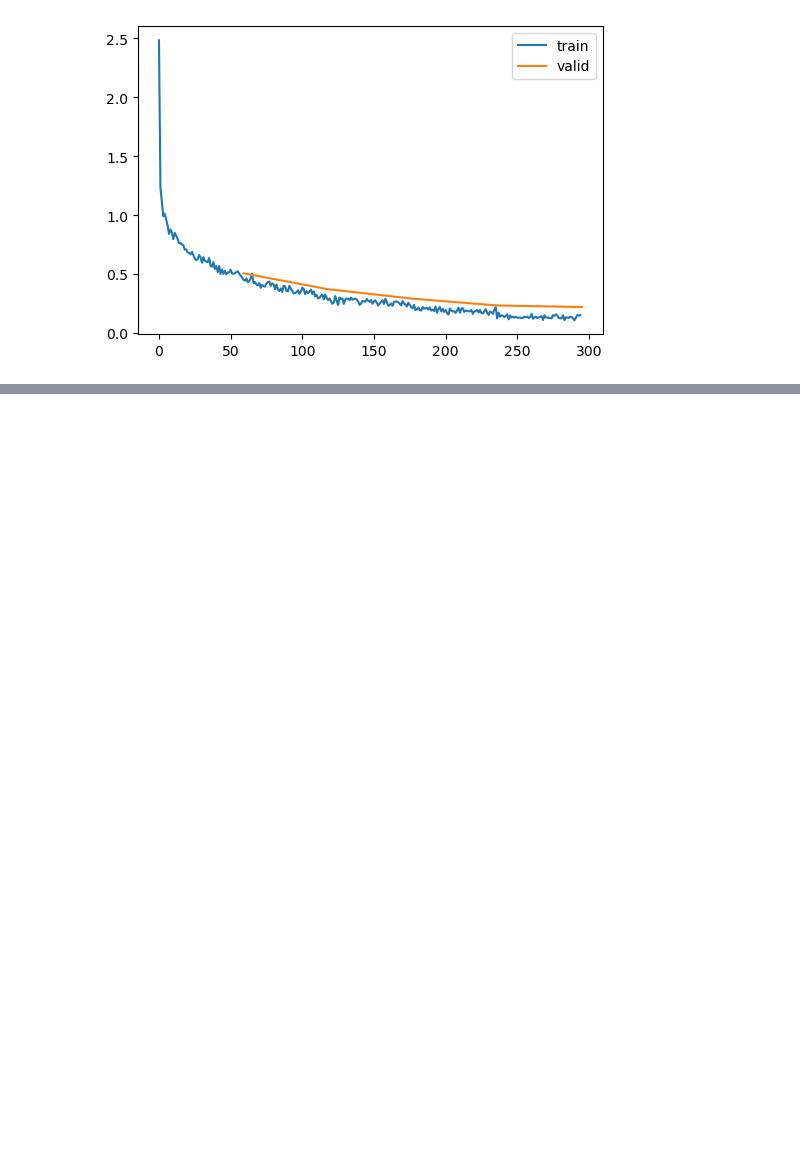
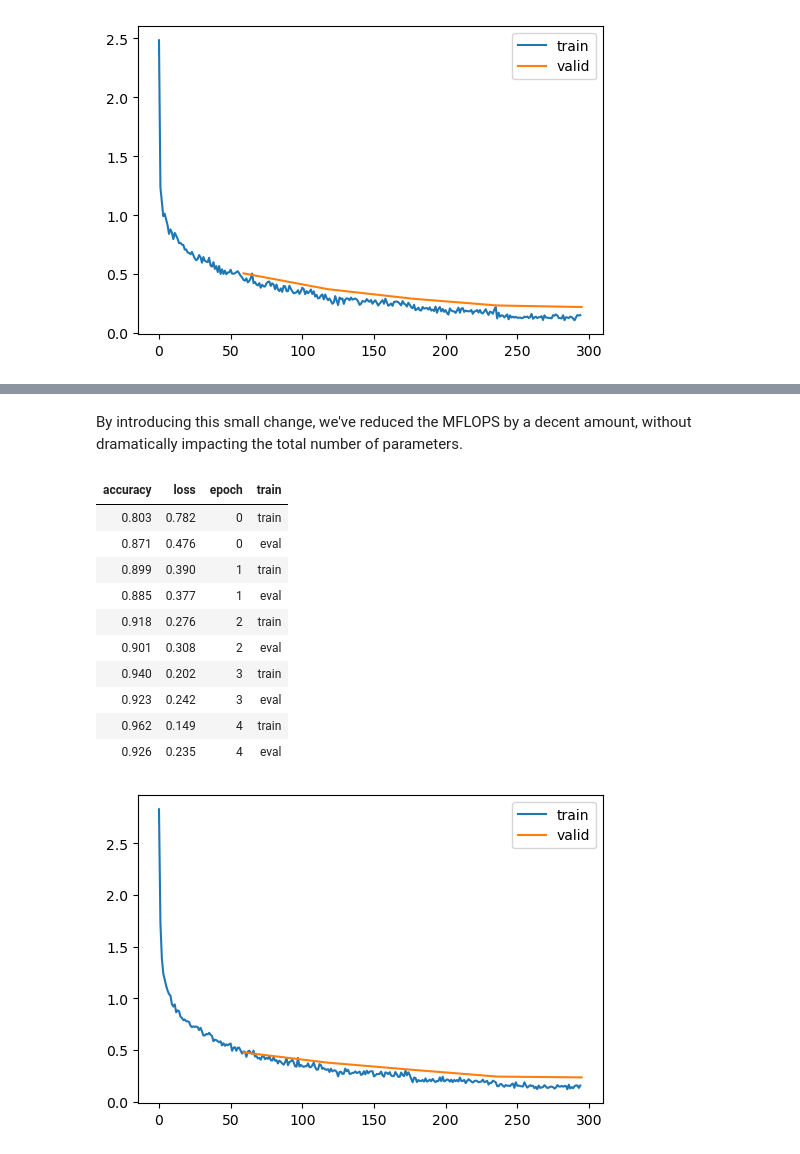
Before and after one commit to bachaudhry/FastAI-22-23, a Jupyter notebook: course_part_2/14_augmentation.ipynb, the cells around one changed output, grey strips where cells are left out. Cells and saved outputs as stored; diff of their text form; code cells hidden in the pictures; blank space fills up the shorter version.

```diff
--- a/course_part_2/14_augmentation.ipynb
+++ b/course_part_2/14_augmentation.ipynb
@@ -103,0 +248,6 @@ learn.fit(epochs)
+# %%
+def get_model4(act=nn.ReLU, nfs=(16,32,64,128, 256), norm=nn.BatchNorm2d):
+    layers = [conv(1, 16, ks=5, stride=1, act=act, norm=norm)]
+    layers += [ResBlock(nfs[i], nfs[i+1], act=act, norm=norm, stride=2) for i in range(len(nfs)-1)]
+    layers += [GlobalAvgPool(), nn.Linear(256, 10, bias=False), nn.BatchNorm1d(10)]
+    return nn.Sequential(*layers)
@@ -103,0 +261,2 @@ learn.fit(epochs)
+# %%
+TrainLearner(get_model4(), dls, F.cross_entropy, lr=lr, cbs=[DeviceCB()]).summary()
@@ -103,0 +275,20 @@ learn.fit(epochs)
+# %% [markdown]
+By introducing this small change, we've reduced the MFLOPS by a decent amount, without dramatically impacting the total number of parameters.
+# %%
+set_seed(42)
+model = get_model4(act_gr, norm=nn.BatchNorm2d).apply(iw)
+learn = TrainLearner(model, dls, F.cross_entropy, lr=lr, cbs=cbs+xtra, opt_func=optim.AdamW)
+learn.fit(epochs)
+# %% [output]
+| accuracy | loss | epoch | train |
+| 0.803 | 0.782 | 0 | train |
+| 0.871 | 0.476 | 0 | eval |
+| 0.899 | 0.390 | 1 | train |
+| 0.885 | 0.377 | 1 | eval |
+| 0.918 | 0.276 | 2 | train |
+| 0.901 | 0.308 | 2 | eval |
+| 0.940 | 0.202 | 3 | train |
+| 0.923 | 0.242 | 3 | eval |
+| 0.962 | 0.149 | 4 | train |
+| 0.926 | 0.235 | 4 | eval |
+[figure, added]
```
Also changed, not shown: parts of 20 cells of this notebook.
